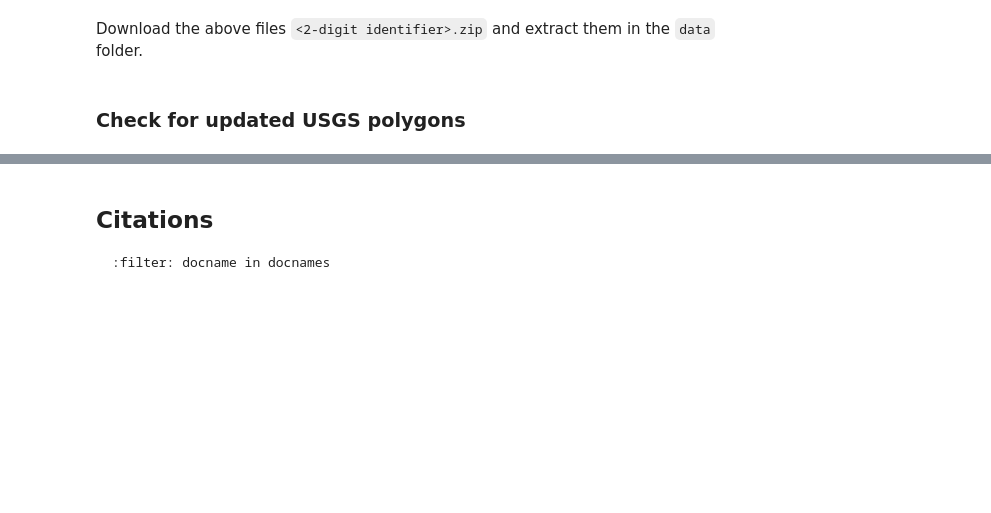
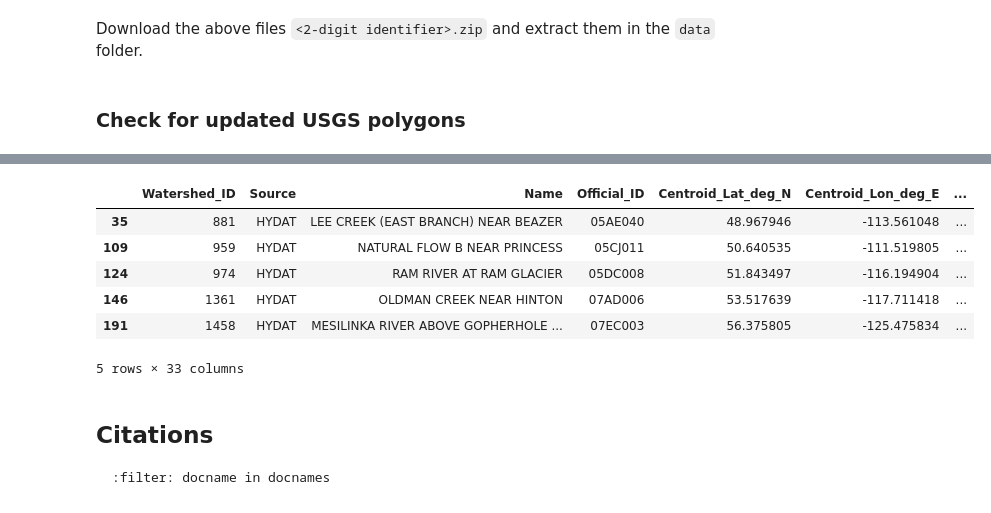
Before and after one commit to dankovacek/divergence_measures, a Jupyter notebook: _sources/notebooks/1a_Update_Catchment_Bounds.ipynb, the cells around one changed output, grey strips where cells are left out. Drawn from its saved outputs; the diff is of its cells as text; code cells hidden in the pictures; blank space fills up the shorter version.

```diff
--- a/_sources/notebooks/1a_Update_Catchment_Bounds.ipynb
+++ b/_sources/notebooks/1a_Update_Catchment_Bounds.ipynb
@@ -191,3 +249,5 @@ if process_step:
 # %%
 ab_df_remaining = bcub_gdf.loc[bcub_gdf['Flag_Artificial_Boundaries'] == 1, :].copy()
+gsim_remaining = bcub_gdf.loc[bcub_gdf['Flag_GSIM_boundaries'] == 1, :].copy()
 print(f'{len(ab_df_remaining)}/{len(bcub_gdf)} catchment geometries remain flagged "artificial bounds" ({len(ab_df) - len(ab_df_remaining)} updated.)')
+print(f'{len(gsim_remaining)}/{len(bcub_gdf)} catchment geometries remain flagged as using GSIM bounds.')
@@ -470,0 +618,10 @@ print(f'saved updated polygon geometries to {updated_fpath}')
+# %%
+from bokeh.plotting import figure, show, output_file, save
+from bokeh.io import output_notebook
+import xyzservices.providers as xyz
+# output_notebook()
+
+usgs_tiles = xyz['USGS']['USTopo']
+
+# dir(tiles)
+tiles = usgs_tiles
@@ -470,0 +821,20 @@ print(f'saved updated polygon geometries to {updated_fpath}')
+# %%
+# pick a station id
+# stn_id = [e for e in to_check if e not in checked_stns][0]
+stn_id = '15024750'
+fpath = os.path.join(output_plot_folder, f'{stn_id}.html')
+stn_folder = os.path.join(updated_catchment_folder, stn_id)
+
+hs_pt_file = os.path.join(stn_folder, f'{stn_id}_HYSETS_pt.geojson')
+hs_poly_file = os.path.join(stn_folder, f'{stn_id}_HYSETS_polygon.geojson')
+adj_pt_file = os.path.join(stn_folder, f'{stn_id}_adjusted_ppt.geojson')
+adj_poly_file = os.path.join(stn_folder, f'{stn_id}_adjusted_catchment.geojson')
+streams_file = os.path.join(stn_folder, f'{stn_id}_streams.geojson')
+
+hs_pt = gpd.read_file(hs_pt_file)
+hs_poly = gpd.read_file(hs_poly_file)
+adj_pt = gpd.read_file(adj_pt_file)
+adj_poly = gpd.read_file(adj_poly_file)
+streams = gpd.read_file(streams_file)
+plt = pour_point_plot(stn_id, hs_pt, hs_poly, adj_pt, adj_poly, streams)
+show(plt)
@@ -470,0 +920,5 @@ print(f'saved updated polygon geometries to {updated_fpath}')
+# %%
+for stn_id, pt in checked_stns.items():
+    if pt is None:
+        continue
+    process_plot(stn_id, adjusted=True)
@@ -471,3 +1005,13 @@ print(f'saved updated polygon geometries to {updated_fpath}')
+# %%
+bcub_gdf[bcub_gdf['Official_ID'].isin(revised_stns)].head()
+# %% [output]
+|  | Watershed_ID | Source | Name | Official_ID | Centroid_Lat_deg_N | Centroid_Lon_deg_E | ... |
+| 35 | 881 | HYDAT | LEE CREEK (EAST BRANCH) NEAR BEAZER | 05AE040 | 48.967946 | -113.561048 | ... |
+| 109 | 959 | HYDAT | NATURAL FLOW B NEAR PRINCESS | 05CJ011 | 50.640535 | -111.519805 | ... |
+| 124 | 974 | HYDAT | RAM RIVER AT RAM GLACIER | 05DC008 | 51.843497 | -116.194904 | ... |
+| 146 | 1361 | HYDAT | OLDMAN CREEK NEAR HINTON | 07AD006 | 53.517639 | -117.711418 | ... |
+| 191 | 1458 | HYDAT | MESILINKA RIVER ABOVE GOPHERHOLE ... | 07EC003 | 56.375805 | -125.475834 | ... |
+5 rows × 33 columns
 # %% [markdown]
 ## Citations
 
```
Also changed, not shown: parts of 55 cells of this notebook, 27 other files.
